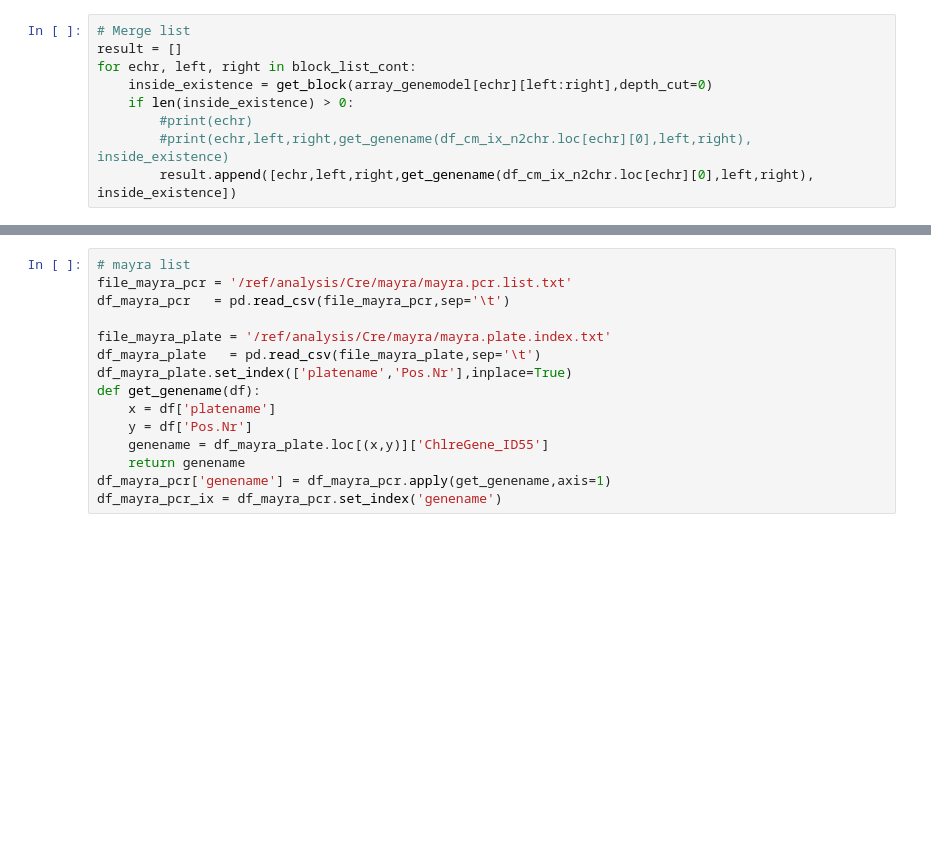
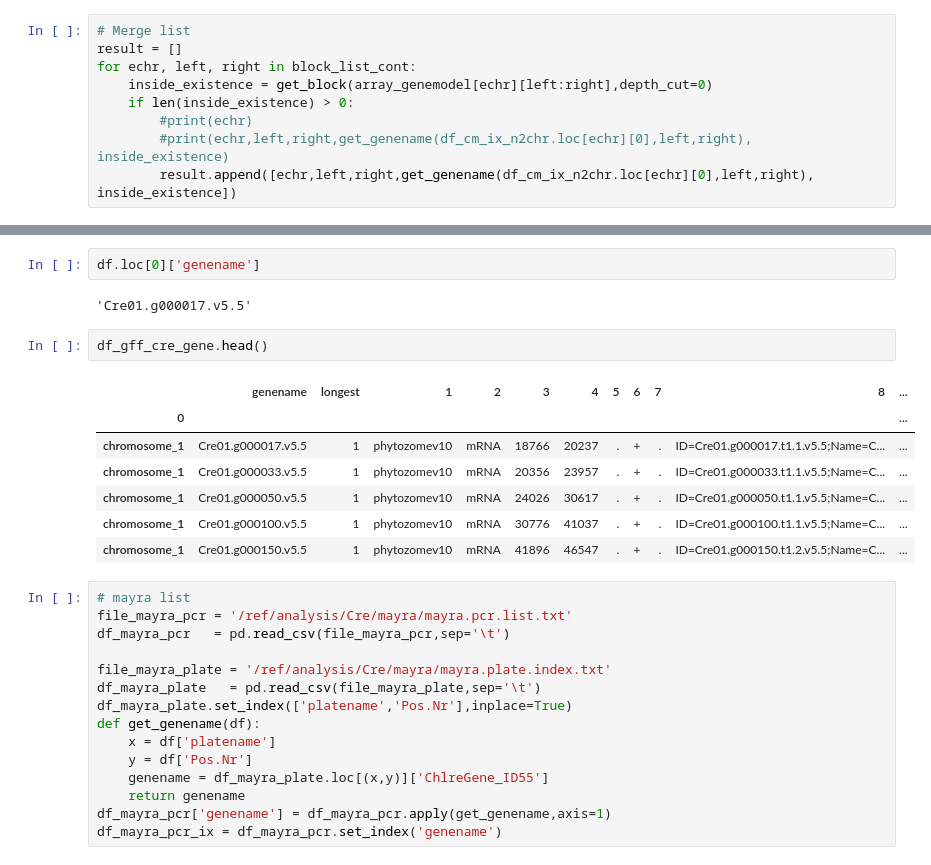
Before and after one commit to NOngeso/pipelines, a Jupyter notebook: ipynb/Cre/cre.bam.contiguity.score.ipynb, the cells around one changed output, grey strips where cells are left out. Cells and saved outputs as stored; diff of their text form; blank space fills up the shorter version.

```diff
--- a/ipynb/Cre/cre.bam.contiguity.score.ipynb
+++ b/ipynb/Cre/cre.bam.contiguity.score.ipynb
@@ -230,3 +302,17 @@ for echr, left, right in df_gene.....
+# %%
+df.loc[0]['genename']
+# %% [output]
+'Cre01.g000017.v5.5'
+# %%
+df_gff_cre_gene.head()
+# %% [output]
+|  | genename | longest | 1 | 2 | 3 | 4 | 5 | 6 | 7 | 8 | ... |
+| 0 |  |  |  |  |  |  |  |  |  |  | ... |
+| chromosome_1 | Cre01.g000017.v5.5 | 1 | phytozomev10 | mRNA | 18766 | 20237 | . | + | . | ID=Cre01.g000017.t1.1.v5.5;Name=C... | ... |
+| chromosome_1 | Cre01.g000033.v5.5 | 1 | phytozomev10 | mRNA | 20356 | 23957 | . | + | . | ID=Cre01.g000033.t1.1.v5.5;Name=C... | ... |
+| chromosome_1 | Cre01.g000050.v5.5 | 1 | phytozomev10 | mRNA | 24026 | 30617 | . | + | . | ID=Cre01.g000050.t1.1.v5.5;Name=C... | ... |
+| chromosome_1 | Cre01.g000100.v5.5 | 1 | phytozomev10 | mRNA | 30776 | 41037 | . | + | . | ID=Cre01.g000100.t1.1.v5.5;Name=C... | ... |
+| chromosome_1 | Cre01.g000150.v5.5 | 1 | phytozomev10 | mRNA | 41896 | 46547 | . | + | . | ID=Cre01.g000150.t1.2.v5.5;Name=C... | ... |
 # %%
 # mayra list
 file_mayra_pcr = '/ref/analysis/Cre/mayra/mayra.pcr.list.txt'
```
Also changed, not shown: parts of 17 cells of this notebook, 42 other files.
